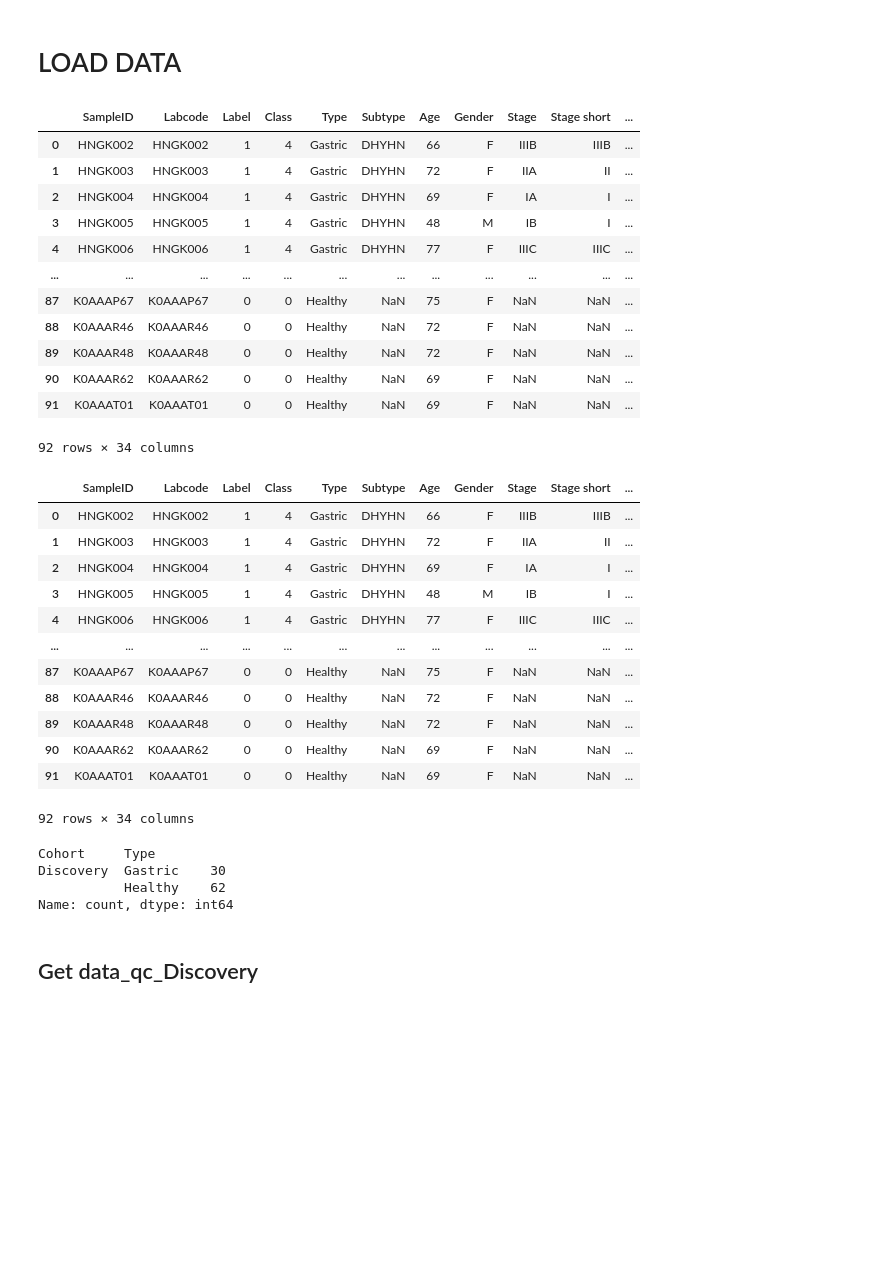
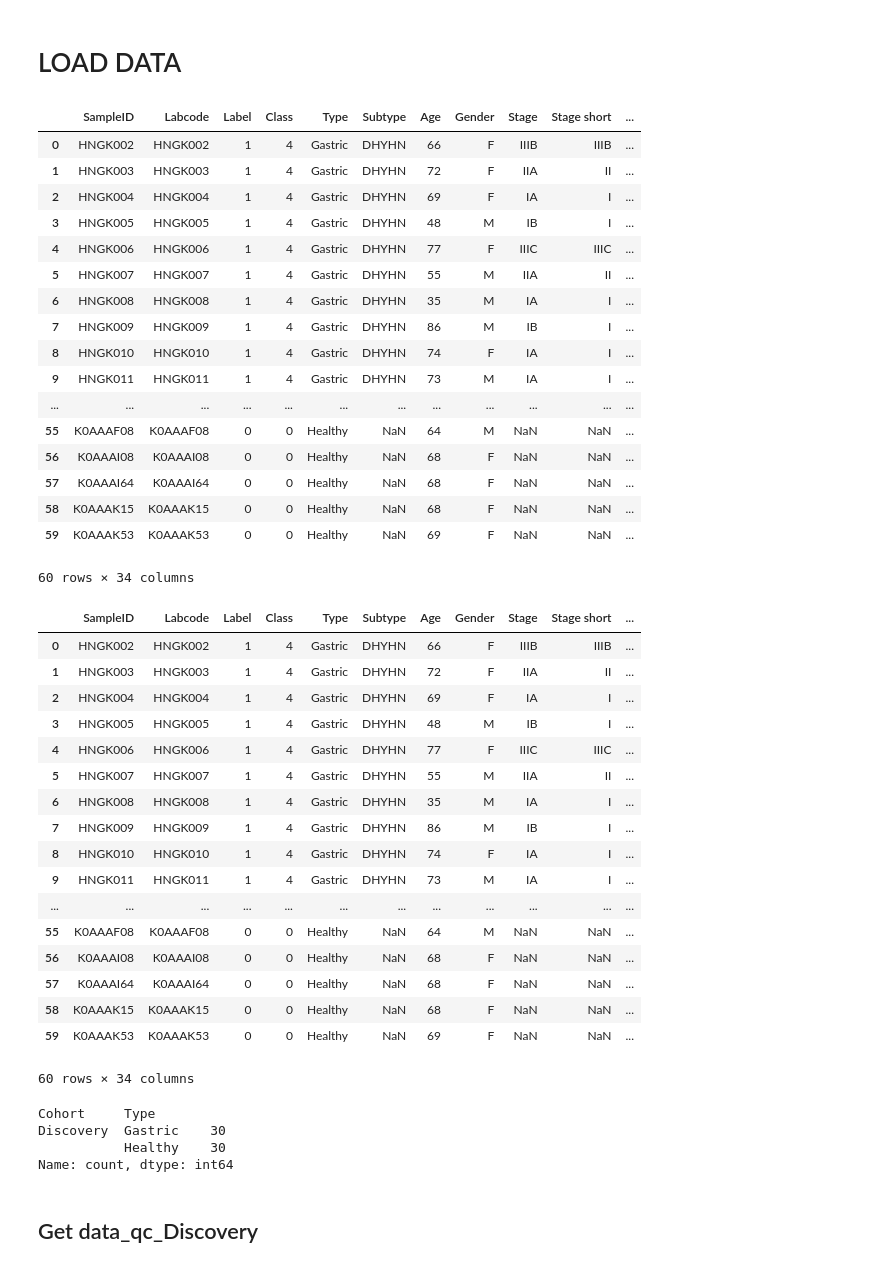
Before and after one commit to ha-dung-1085/du-an-dung-chung, a Jupyter notebook: Methyl/HNG_Methyl_ DUNG.ipynb, the cells around one changed output. Cells and saved outputs as stored; diff of their text form; code cells hidden in the pictures; blank space fills up the shorter version.

```diff
--- a/Methyl/HNG_Methyl_ DUNG.ipynb
+++ b/Methyl/HNG_Methyl_ DUNG.ipynb
@@ -779,23 +779,29 @@ exp_id='HNG'
 # %% [markdown]
 # LOAD DATA
 # %%
-metadata=pd.read_excel(exp_id+'.xlsx',sheet_name='QC V1')
+# metadata=pd.read_excel(exp_id+'.xlsx',sheet_name='QC V1')
 # metadata=pd.read_excel(exp_id+'.xlsx',sheet_name='QC2')
+metadata=pd.read_excel(r"C:\Users\XN\du-an-dung-chung\Methyl\HNG_sample_list_V1.xlsx",sheet_name='QC V1')
 metadata
 # %% [output]
 |  | SampleID | Labcode | Label | Class | Type | Subtype | Age | Gender | Stage | Stage short | ... |
 | 0 | HNGK002 | HNGK002 | 1 | 4 | Gastric | DHYHN | 66 | F | IIIB | IIIB | ... |
 | 1 | HNGK003 | HNGK003 | 1 | 4 | Gastric | DHYHN | 72 | F | IIA | II | ... |
 | 2 | HNGK004 | HNGK004 | 1 | 4 | Gastric | DHYHN | 69 | F | IA | I | ... |
 | 3 | HNGK005 | HNGK005 | 1 | 4 | Gastric | DHYHN | 48 | M | IB | I | ... |
 | 4 | HNGK006 | HNGK006 | 1 | 4 | Gastric | DHYHN | 77 | F | IIIC | IIIC | ... |
+| 5 | HNGK007 | HNGK007 | 1 | 4 | Gastric | DHYHN | 55 | M | IIA | II | ... |
+| 6 | HNGK008 | HNGK008 | 1 | 4 | Gastric | DHYHN | 35 | M | IA | I | ... |
+| 7 | HNGK009 | HNGK009 | 1 | 4 | Gastric | DHYHN | 86 | M | IB | I | ... |
+| 8 | HNGK010 | HNGK010 | 1 | 4 | Gastric | DHYHN | 74 | F | IA | I | ... |
+| 9 | HNGK011 | HNGK011 | 1 | 4 | Gastric | DHYHN | 73 | M | IA | I | ... |
 | ... | ... | ... | ... | ... | ... | ... | ... | ... | ... | ... | ... |
-| 87 | K0AAAP67 | K0AAAP67 | 0 | 0 | Healthy | NaN | 75 | F | NaN | NaN | ... |
-| 88 | K0AAAR46 | K0AAAR46 | 0 | 0 | Healthy | NaN | 72 | F | NaN | NaN | ... |
-| 89 | K0AAAR48 | K0AAAR48 | 0 | 0 | Healthy | NaN | 72 | F | NaN | NaN | ... |
-| 90 | K0AAAR62 | K0AAAR62 | 0 | 0 | Healthy | NaN | 69 | F | NaN | NaN | ... |
-| 91 | K0AAAT01 | K0AAAT01 | 0 | 0 | Healthy | NaN | 69 | F | NaN | NaN | ... |
+| 55 | K0AAAF08 | K0AAAF08 | 0 | 0 | Healthy | NaN | 64 | M | NaN | NaN | ... |
+| 56 | K0AAAI08 | K0AAAI08 | 0 | 0 | Healthy | NaN | 68 | F | NaN | NaN | ... |
+| 57 | K0AAAI64 | K0AAAI64 | 0 | 0 | Healthy | NaN | 68 | F | NaN | NaN | ... |
+| 58 | K0AAAK15 | K0AAAK15 | 0 | 0 | Healthy | NaN | 68 | F | NaN | NaN | ... |
+| 59 | K0AAAK53 | K0AAAK53 | 0 | 0 | Healthy | NaN | 69 | F | NaN | NaN | ... |
-92 rows × 34 columns
+60 rows × 34 columns
 # %%
 #Data QC
 data_qc=metadata[(metadata['Cohort']=='Discovery')|(metadata['Cohort']=='Unseen')|(metadata['Cohort']=='STD')]
@@ -809,19 +815,24 @@ data_qc
 | 2 | HNGK004 | HNGK004 | 1 | 4 | Gastric | DHYHN | 69 | F | IA | I | ... |
 | 3 | HNGK005 | HNGK005 | 1 | 4 | Gastric | DHYHN | 48 | M | IB | I | ... |
 | 4 | HNGK006 | HNGK006 | 1 | 4 | Gastric | DHYHN | 77 | F | IIIC | IIIC | ... |
+| 5 | HNGK007 | HNGK007 | 1 | 4 | Gastric | DHYHN | 55 | M | IIA | II | ... |
+| 6 | HNGK008 | HNGK008 | 1 | 4 | Gastric | DHYHN | 35 | M | IA | I | ... |
+| 7 | HNGK009 | HNGK009 | 1 | 4 | Gastric | DHYHN | 86 | M | IB | I | ... |
+| 8 | HNGK010 | HNGK010 | 1 | 4 | Gastric | DHYHN | 74 | F | IA | I | ... |
+| 9 | HNGK011 | HNGK011 | 1 | 4 | Gastric | DHYHN | 73 | M | IA | I | ... |
 | ... | ... | ... | ... | ... | ... | ... | ... | ... | ... | ... | ... |
-| 87 | K0AAAP67 | K0AAAP67 | 0 | 0 | Healthy | NaN | 75 | F | NaN | NaN | ... |
-| 88 | K0AAAR46 | K0AAAR46 | 0 | 0 | Healthy | NaN | 72 | F | NaN | NaN | ... |
-| 89 | K0AAAR48 | K0AAAR48 | 0 | 0 | Healthy | NaN | 72 | F | NaN | NaN | ... |
-| 90 | K0AAAR62 | K0AAAR62 | 0 | 0 | Healthy | NaN | 69 | F | NaN | NaN | ... |
-| 91 | K0AAAT01 | K0AAAT01 | 0 | 0 | Healthy | NaN | 69 | F | NaN | NaN | ... |
+| 55 | K0AAAF08 | K0AAAF08 | 0 | 0 | Healthy | NaN | 64 | M | NaN | NaN | ... |
+| 56 | K0AAAI08 | K0AAAI08 | 0 | 0 | Healthy | NaN | 68 | F | NaN | NaN | ... |
+| 57 | K0AAAI64 | K0AAAI64 | 0 | 0 | Healthy | NaN | 68 | F | NaN | NaN | ... |
+| 58 | K0AAAK15 | K0AAAK15 | 0 | 0 | Healthy | NaN | 68 | F | NaN | NaN | ... |
+| 59 | K0AAAK53 | K0AAAK53 | 0 | 0 | Healthy | NaN | 69 | F | NaN | NaN | ... |
-92 rows × 34 columns
+60 rows × 34 columns
 # %%
 data_qc[['Cohort','Type']].value_counts().sort_index()
 # %% [output]
 Cohort     Type
 Discovery  Gastric    30
-           Healthy    62
+           Healthy    30
 Name: count, dtype: int64
 # %% [markdown]
 ## Get data_qc_Discovery
```
Also changed, not shown: parts of 6 cells of this notebook, 35 other files.
